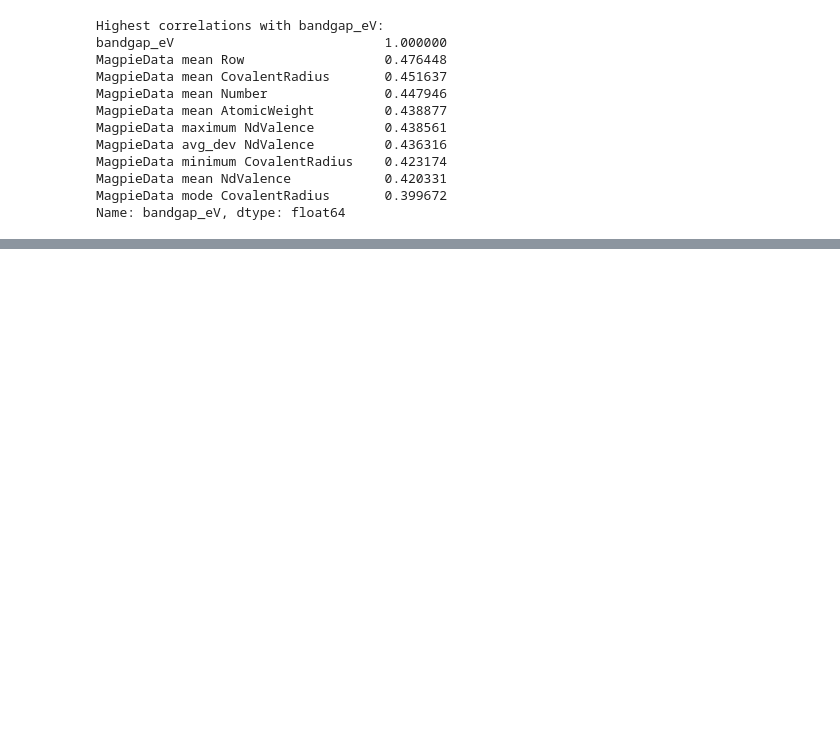
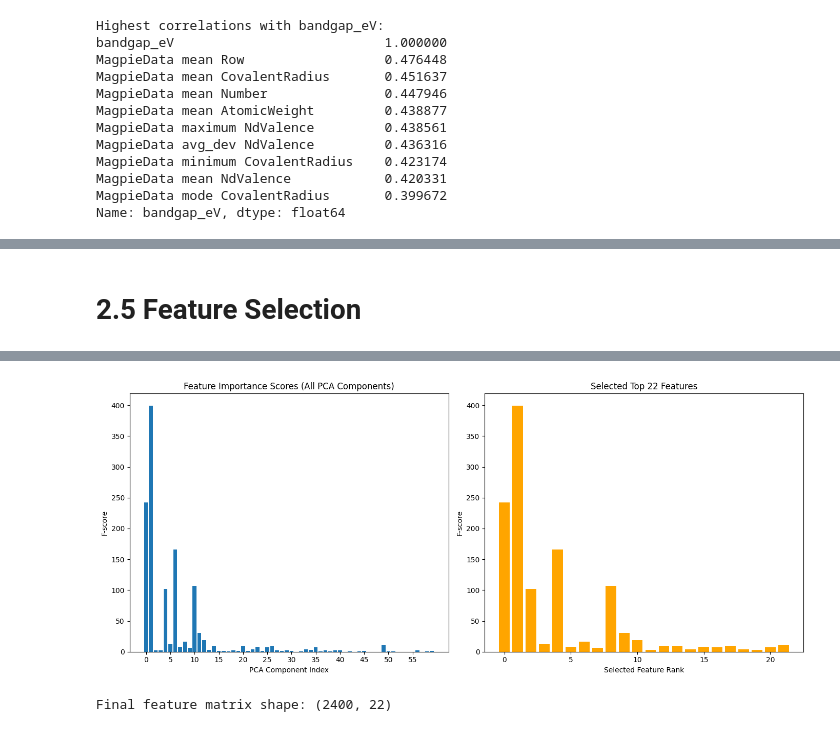
Before and after one commit to xqwu1108-create/MSE1003H_XueqiuWu_1011808741, a Jupyter notebook: A1.ipynb, the cells around one changed output, grey strips where cells are left out. Cells and saved outputs as stored; diff of their text form; code cells hidden in the pictures; blank space fills up the shorter version.

```diff
--- a/A1.ipynb
+++ b/A1.ipynb
@@ -450,0 +623,72 @@ Name: bandgap_eV, dtype: float64
+# %% [markdown]
+# **2.5 Feature Selection**
+# %%
+from sklearn.feature_selection import SelectKBest, f_regression
+
+# --- 1. 执行特征选择 | Perform Feature Selection ---
+# 我们在之前的实验中通过 R² 曲线发现 k=22 时模型性能最佳。
+# We found in previous experiments that k=22 yields the best R² performance.
+optimal_k = 22
+# 确保 k 值不会超过特征总数。
+# Ensure k does not exceed the total number of features.
+k_best = min(optimal_k, X_reduced.shape[1])
+
+# 使用 SelectKBest，并以 f_regression 为评分函数。
+# Initialize SelectKBest using f_regression as the scoring function.
+selector = SelectKBest(score_func=f_regression, k=k_best)
+
+# 在 PCA 降维后的数据集 X_reduced 上拟合模型并转换数据。
+# 关键点：此操作仅筛选特征（列），2400 个样本（行）会全部保留。
+# Fit the selector to X_reduced and transform. All 2400 samples are kept.
+X_selected = selector.fit_transform(X_reduced, y)
+
+print(f"Original PCA features: {X_reduced.shape[1]}") # 原始 PCA 特征数量 (通常为 60)
+print(f"Selected features: {X_selected.shape[1]}")    # 筛选后的特征数量 (22)
+
+# --- 2. 获取特征得分 | Get Feature Importance Scores ---
+# 获取所有主成分的 F 得分。
+# Retrieve raw F-scores for all PCA components.
+feature_scores = selector.scores_
+# 获取布尔掩码，标识哪些特征被选中了。
+# Get a boolean mask for the selected features.
+selected_features = selector.get_support()
+
+print(f"Feature scores for PCA components (top {k_best}):")
+# 获取被选中的特征索引。
+# Get the actual indices of the selected features.
+selected_indices = np.where(selected_features)[0]
+
+# 遍历并打印选中的主成分 (PC) 及其得分。
+# Loop through and print selected PC indices and their scores.
+for i, (idx, score) in enumerate(zip(selected_indices, feature_scores[selected_features])):
+    # idx+1 是为了使 PC 编号更符合直觉。
+    # Use idx+1 to make PC numbering more intuitive.
+    print(f"PC{idx+1}: {score:.2f}")
+
+# --- 3. 可视化特征重要性 | Visualize Feature Importance ---
+plt.figure(figsize=(14, 6))
+
+# 子图 1: 展示所有主成分的得分对比
+# Subplot 1: Comparing scores of all PCA components
+plt.subplot(1, 2, 1)
+plt.bar(range(len(feature_scores)), feature_scores)
+plt.title('Feature Importance Scores (All PCA Components)')
+plt.xlabel('PCA Component Index')
+plt.ylabel('F-score')
+# 设置横坐标刻度步长，方便阅读
+plt.xticks(range(0, len(feature_scores), 5))
+
+# 子图 2: 专门展示被选中的 22 个特征
+# Subplot 2: Visualizing the top 22 selected features
+plt.subplot(1, 2, 2)
+selected_scores = feature_scores[selected_features]
+plt.bar(range(len(selected_scores)), selected_scores, color='orange')
+plt.title(f'Selected Top {k_best} Features')
+plt.xlabel('Selected Feature Rank')
+plt.ylabel('F-score')
+
+plt.tight_layout()
+plt.show()
+
+print(f"\nFinal feature matrix shape: {X_selected.shape}")
+# %% [output]
@@ -450,0 +712,2 @@ Name: bandgap_eV, dtype: float64
+[figure, added]
+Final feature matrix shape: (2400, 22)
```
Also changed, not shown: parts of 5 cells of this notebook.
